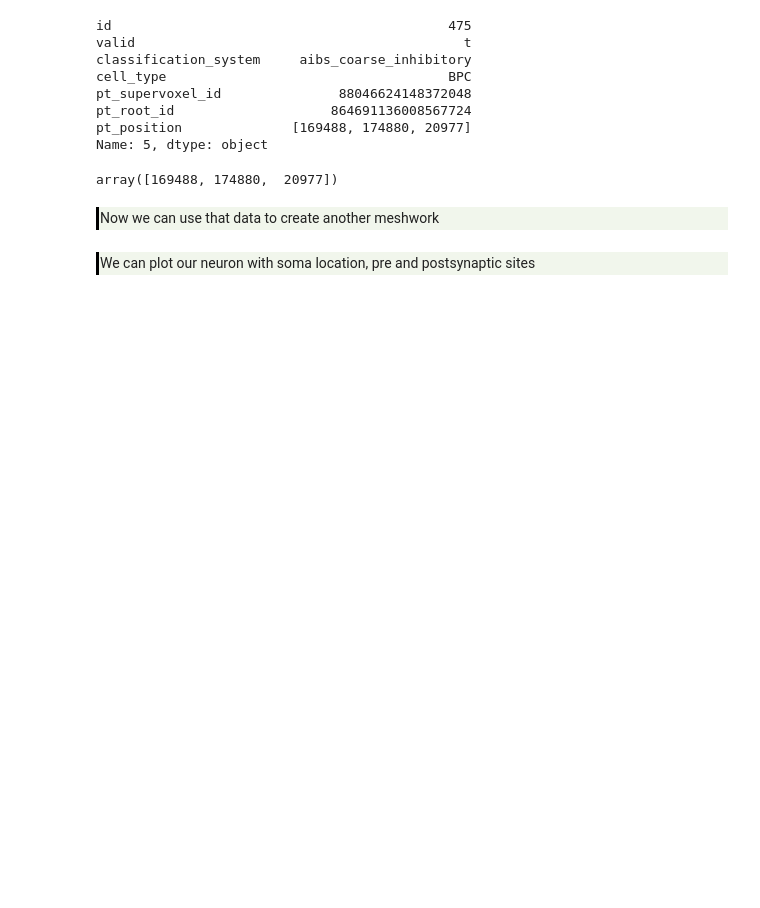
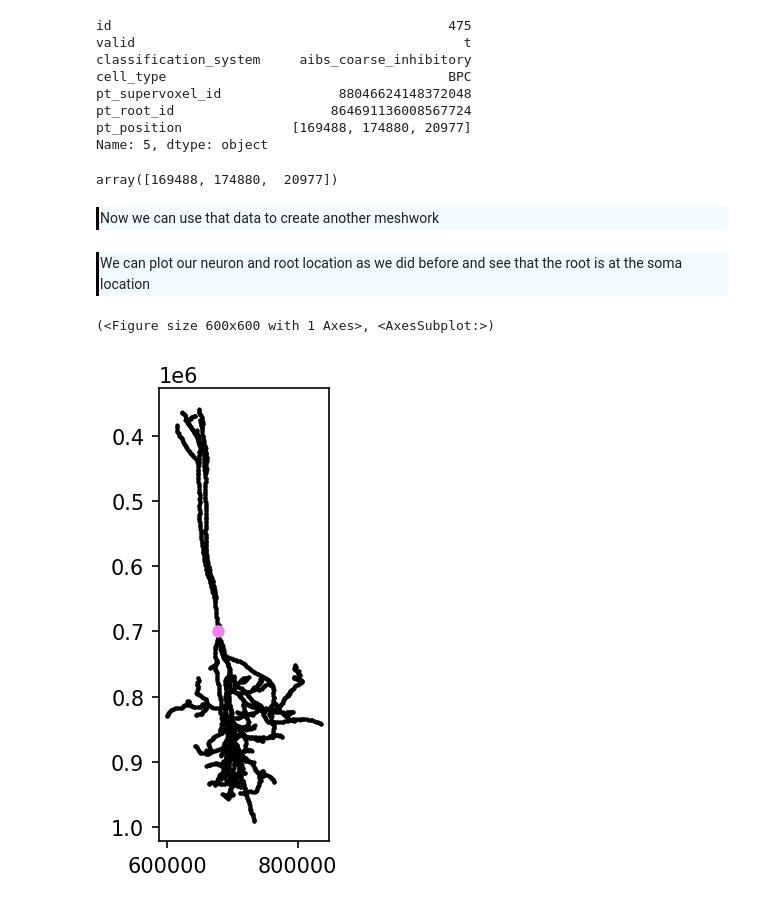
Before and after one commit to AllenInstitute/swdb_2022, a Jupyter notebook: DynamicBrain/EM_reference_Materials/EM_Meshwork_Creation.ipynb, the cells around one changed output. Drawn from its saved outputs; the diff is of its cells as text; code cells hidden in the pictures; blank space fills up the shorter version.

```diff
--- a/DynamicBrain/EM_reference_Materials/EM_Meshwork_Creation.ipynb
+++ b/DynamicBrain/EM_reference_Materials/EM_Meshwork_Creation.ipynb
@@ -282,9 +271,8 @@ bpc_soma_location
 # %% [output]
 array([169488, 174880,  20977])
 # %% [markdown]
-<div style="border-left: 3px solid #000; padding: 1px; padding-left: 10px; background: #f1f6ec">
+<div style="border-left: 3px solid #000; padding: 1px; padding-left: 10px; background: #F0FAFF; ">
 Now we can use that data to create another meshwork
-</div>
 # %%
 bpc_mw_2 = pcg_skel.coord_space_meshwork(
     root_id=bpc_root_id,
@@ -299,4 +286,8 @@ pcg_skel.
 # %% [markdown]
-<div style="border-left: 3px solid #000; padding: 1px; padding-left: 10px; background: #f1f6ec">
-We can plot our neuron with soma location, pre and postsynaptic sites
-</div>
+<div style="border-left: 3px solid #000; padding: 1px; padding-left: 10px; background: #F0FAFF; ">
+We can plot our neuron and root location as we did before and see that the root is at the soma location
+# %%
+simple_neuron_plot(bpc_mw_2, highlight_root=True)
+# %% [output]
+(<Figure size 600x600 with 1 Axes>, <AxesSubplot:>)
+[figure, added]
```
Also changed, not shown: parts of 27 cells of this notebook.
